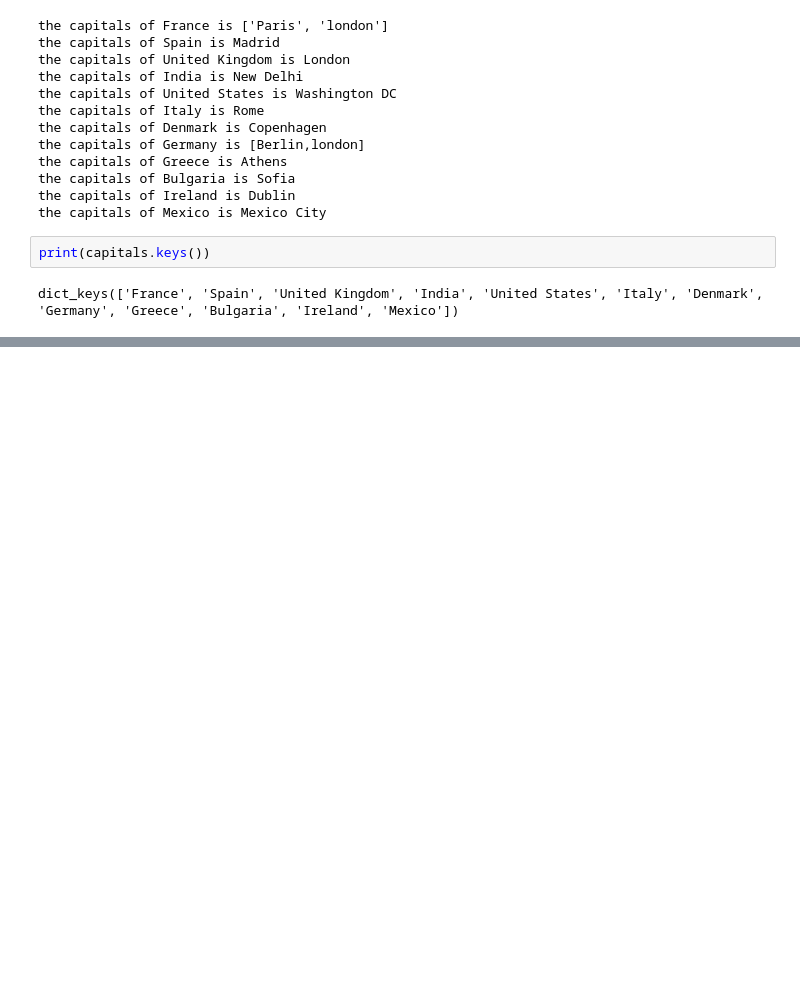
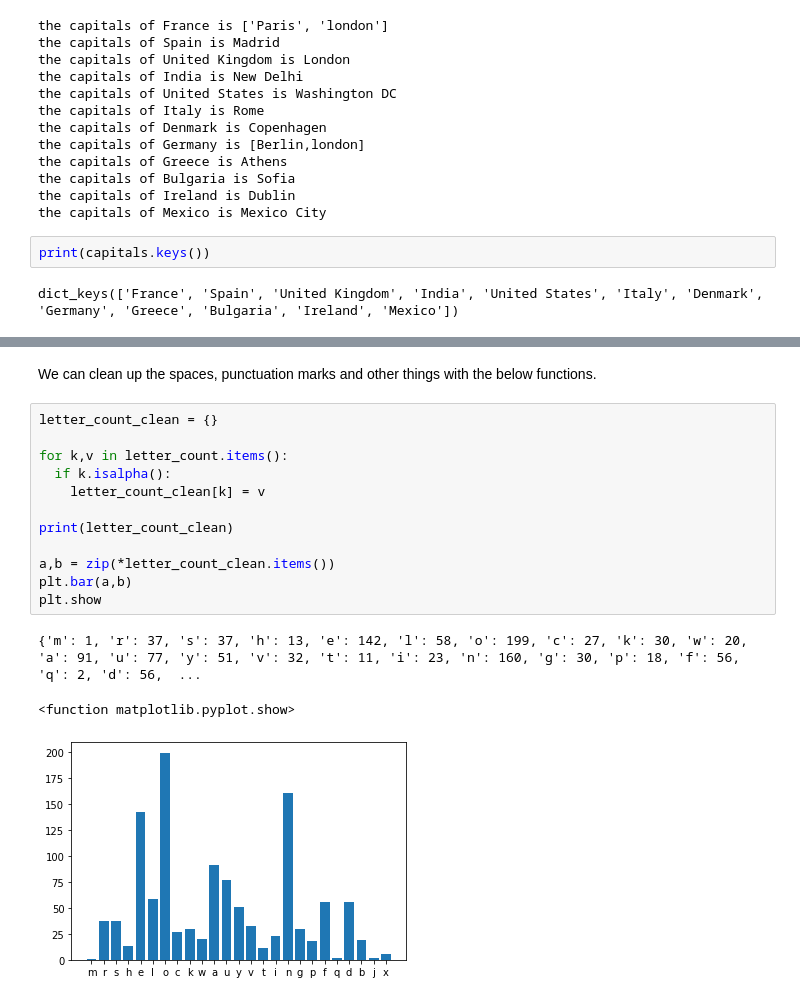
Before and after one commit to vikasvr1997/Python_Examples_for_Learing, a Jupyter notebook: Untitled5.ipynb, the cells around one changed output, grey strips where cells are left out. Drawn from its saved outputs; the diff is of its cells as text; blank space fills up the shorter version.

```diff
--- a/Untitled5.ipynb
+++ b/Untitled5.ipynb
@@ -172,0 +234,18 @@ if x.lower() in capitals:
+# %% [markdown]
+We can clean up the spaces, punctuation marks and other things with the below functions.
+# %%
+letter_count_clean = {}
+
+for k,v in letter_count.items():
+  if k.isalpha():
+    letter_count_clean[k] = v
+
+print(letter_count_clean)
+
+a,b = zip(*letter_count_clean.items())
+plt.bar(a,b)
+plt.show
+# %% [output]
+{'m': 1, 'r': 37, 's': 37, 'h': 13, 'e': 142, 'l': 58, 'o': 199, 'c': 27, 'k': 30, 'w': 20, 'a': 91, 'u': 77, 'y': 51, 'v': 32, 't': 11, 'i': 23, 'n': 160, 'g': 30, 'p': 18, 'f': 56, 'q': 2, 'd': 56,  ...
+<function matplotlib.pyplot.show>
+[figure, added]
```
Also changed, not shown: parts of 14 cells of this notebook.
